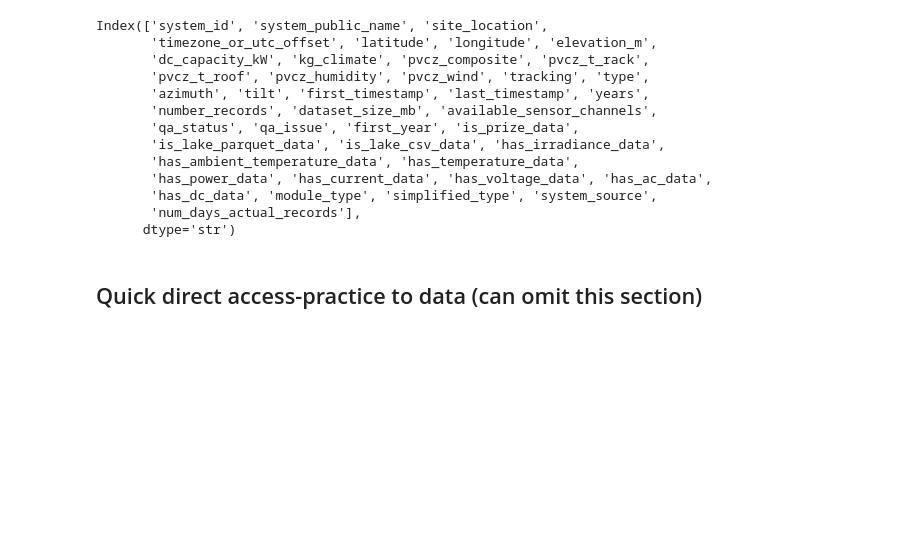
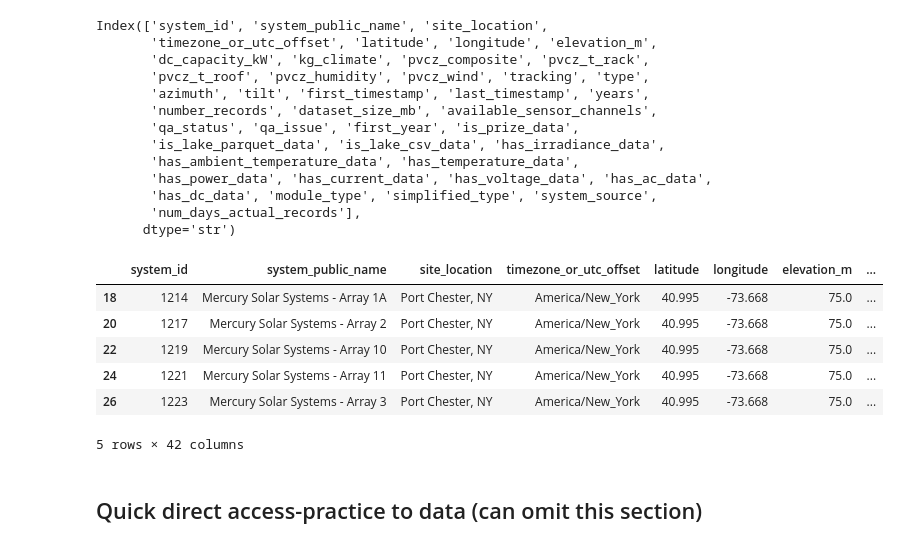
Before and after one commit to Erdos-Projects/predicting-day-ahead-solar-power-production, a Jupyter notebook: src/data/pwr/extract_ac_power_functions.ipynb, the cells around one changed output. Drawn from its saved outputs; the diff is of its cells as text; code cells hidden in the pictures; blank space fills up the shorter version.

Commit message:
Data Extraction current

```diff
--- a/src/data/pwr/extract_ac_power_functions.ipynb
+++ b/src/data/pwr/extract_ac_power_functions.ipynb
@@ -47,6 +47,17 @@ enough_data_ids = set(enough_data_systems.system_id)
 enough_data_parquet_power_systems = enough_data_ids.intersection(ac_power_systems)
 enough_data_parquet_power_list = list(enough_data_parquet_power_systems)
 enough_data_parquet_power_list.sort()
+# %%
+select_systems = systems_cleaned[systems_cleaned['system_id'].isin(enough_data_parquet_power_systems)]
+select_systems.iloc[15:20]
+# %% [output]
+|  | system_id | system_public_name | site_location | timezone_or_utc_offset | latitude | longitude | elevation_m | ... |
+| 18 | 1214 | Mercury Solar Systems - Array 1A | Port Chester, NY | America/New_York | 40.995 | -73.668 | 75.0 | ... |
+| 20 | 1217 | Mercury Solar Systems - Array 2 | Port Chester, NY | America/New_York | 40.995 | -73.668 | 75.0 | ... |
+| 22 | 1219 | Mercury Solar Systems - Array 10 | Port Chester, NY | America/New_York | 40.995 | -73.668 | 75.0 | ... |
+| 24 | 1221 | Mercury Solar Systems - Array 11 | Port Chester, NY | America/New_York | 40.995 | -73.668 | 75.0 | ... |
+| 26 | 1223 | Mercury Solar Systems - Array 3 | Port Chester, NY | America/New_York | 40.995 | -73.668 | 75.0 | ... |
+5 rows × 42 columns
 # %% [markdown]
 ## Quick direct access-practice to data (can omit this section)
 # %%
```
Also changed, not shown: parts of 2 cells of this notebook, 1 other file.
